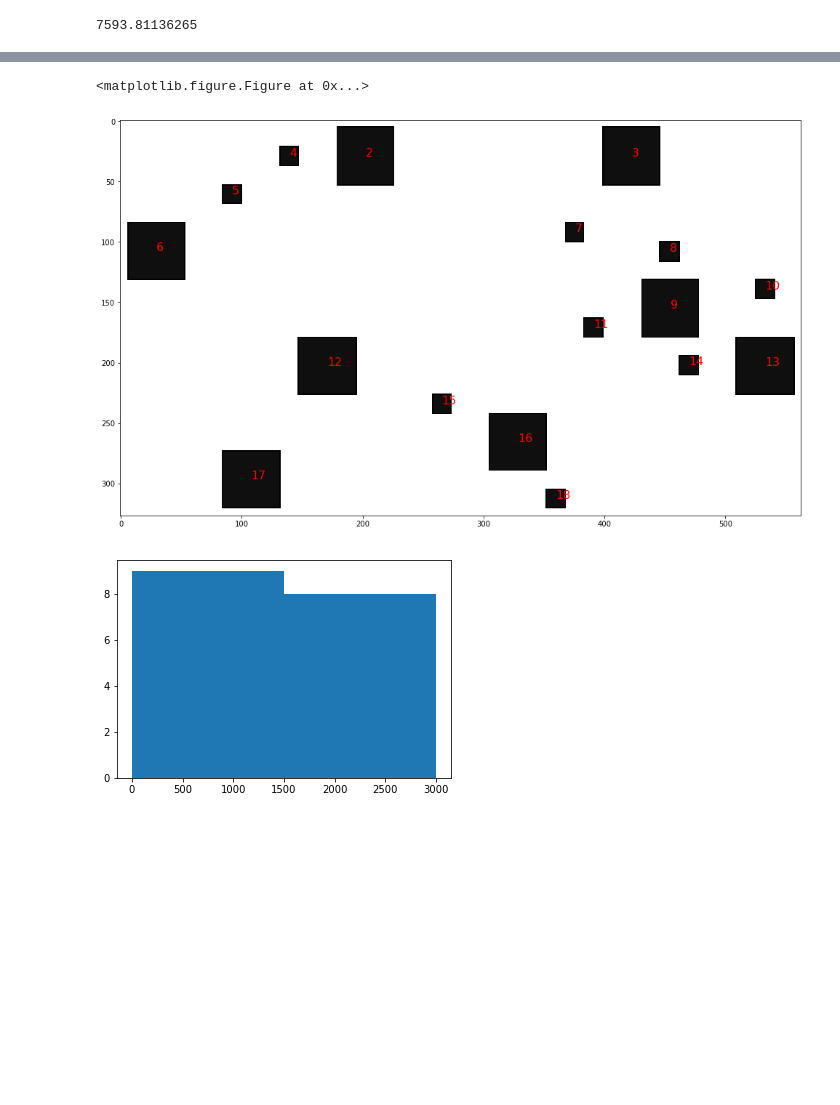
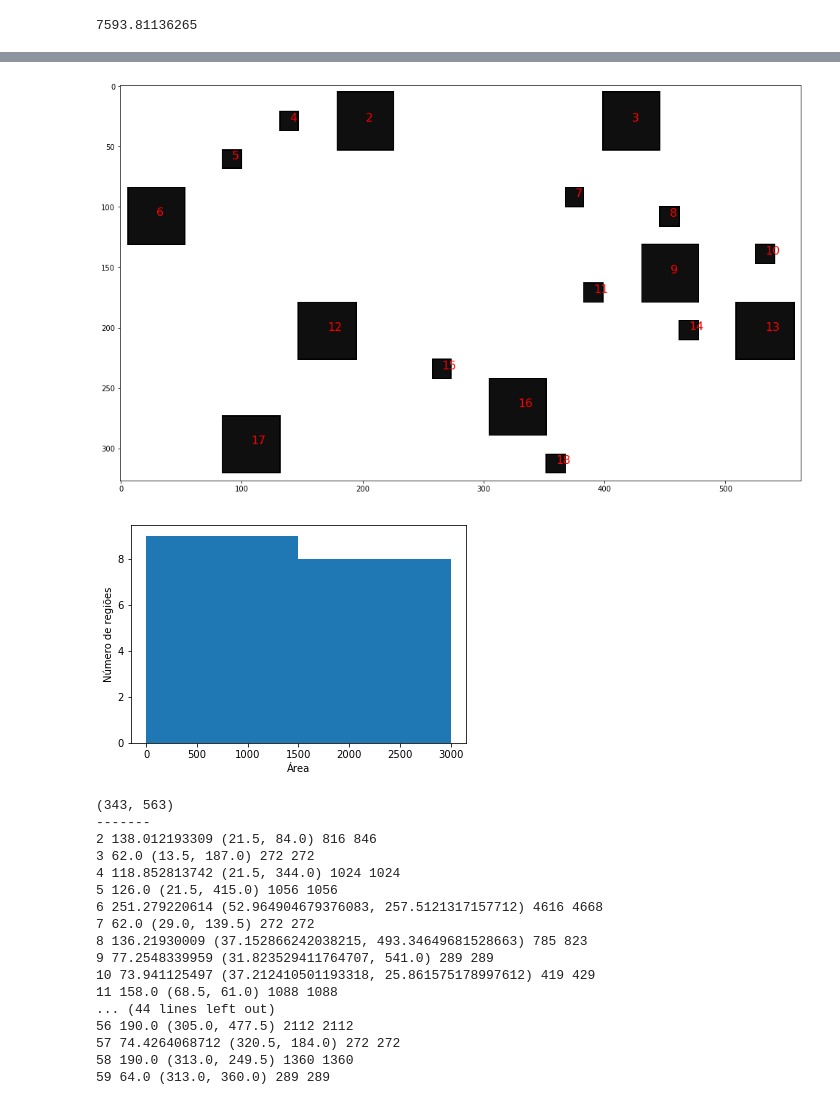
Before and after one commit to edgartanaka/mo443, a Jupyter notebook: ex1/ex1.ipynb, the cells around one changed output, grey strips where cells are left out. Drawn from its saved outputs; the diff is of its cells as text; code cells hidden in the pictures; blank space fills up the shorter version.

```diff
--- a/ex1/ex1.ipynb
+++ b/ex1/ex1.ipynb
@@ -106,33 +106,51 @@ def get_props(input_file):
     # show labeled regions
     plt.show()
     plt.clf()
 
     # show histogram of areas
     plt.hist(areas, bins=[0, 1500, 3000, np.inf])
+    plt.xlabel('Área')
+    plt.ylabel('Número de regiões')
     plt.show()
 
 get_props('objetos1.png')
-# get_props('objetos2.png')
+get_props('objetos2.png')
 # %% [output]
 (327, 563)
 -------
 2 190.0 (29.0, 202.5) 2352 2352
 3 190.0 (29.0, 422.5) 2352 2352
 4 62.0 (29.0, 139.5) 272 272
 5 62.0 (60.5, 92.0) 272 272
 6 188.0 (107.5, 29.5) 2304 2304
 7 62.0 (92.0, 375.5) 272 272
 8 64.0 (108.0, 454.0) 289 289
 9 190.0 (155.0, 454.5) 2352 2352
 10 64.0 (139.0, 533.0) 289 289
 11 64.0 (171.0, 391.0) 289 289
 12 190.0 (202.5, 171.0) 2352 2352
 13 190.0 (202.5, 533.0) 2352 2352
 14 64.0 (202.0, 470.0) 289 289
 15 62.0 (234.0, 265.5) 272 272
 16 188.0 (265.5, 328.5) 2304 2304
 17 190.0 (296.5, 108.0) 2352 2352
 18 62.0 (312.5, 360.0) 272 272
-<matplotlib.figure.Figure at 0x...>
 [figure]
-[figure, old version]
+[figure, new version]
+(343, 563)
+-------
+2 138.012193309 (21.5, 84.0) 816 846
+3 62.0 (13.5, 187.0) 272 272
+4 118.852813742 (21.5, 344.0) 1024 1024
+5 126.0 (21.5, 415.0) 1056 1056
+6 251.279220614 (52.964904679376083, 257.5121317157712) 4616 4668
+7 62.0 (29.0, 139.5) 272 272
+8 136.21930009 (37.152866242038215, 493.34649681528663) 785 823
+9 77.2548339959 (31.823529411764707, 541.0) 289 289
+10 73.941125497 (37.212410501193318, 25.861575178997612) 419 429
+11 158.0 (68.5, 61.0) 1088 1088
+... (44 lines left out)
+56 190.0 (305.0, 477.5) 2112 2112
+57 74.4264068712 (320.5, 184.0) 272 272
+58 190.0 (313.0, 249.5) 1360 1360
+59 64.0 (313.0, 360.0) 289 289
```
Also changed, not shown: parts of 1 cell of this notebook, 7 other files.
